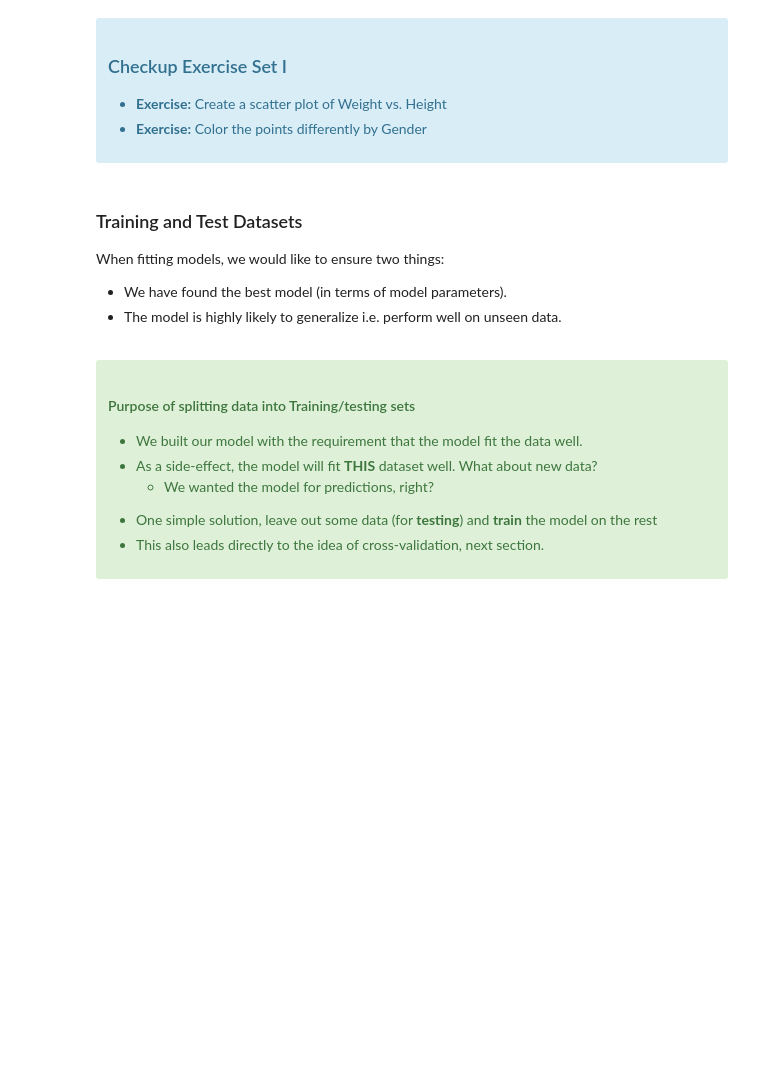
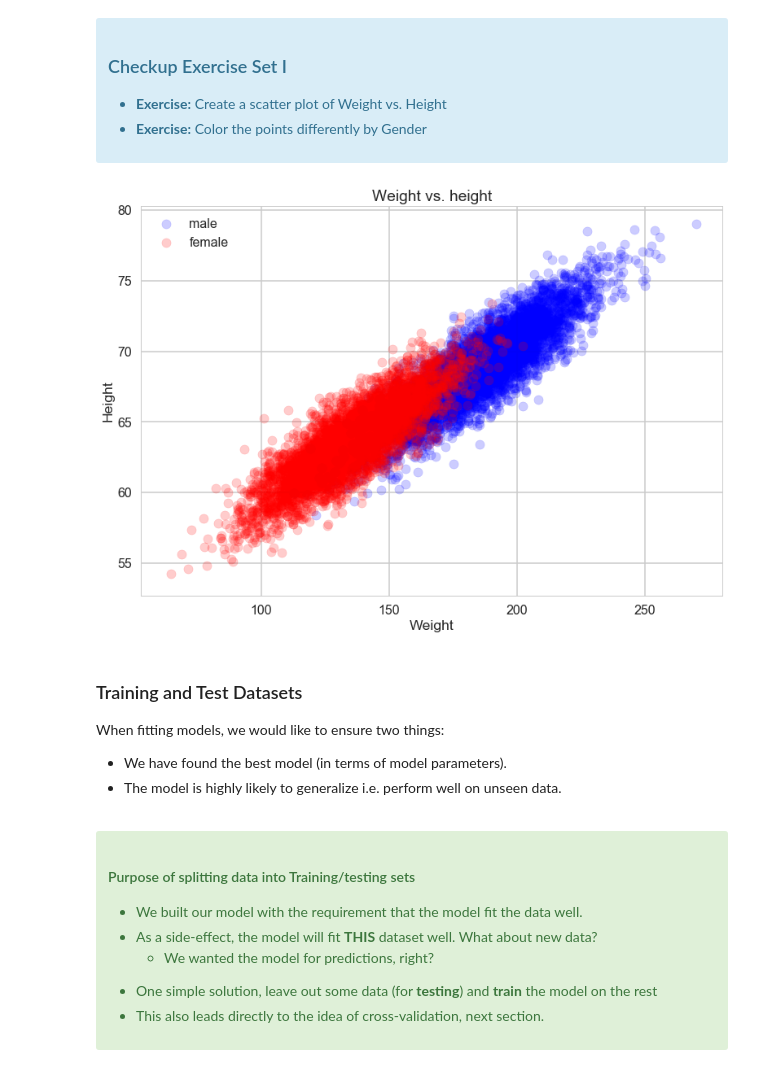
Before and after one commit to cpkoywk/Springboard-Datascience-Career-Track, a Jupyter notebook: ml_project_2_logistic_regression/Mini_Project_Logistic_Regression.ipynb, the cells around one changed output. Cells and saved outputs as stored; diff of their text form; code cells hidden in the pictures; blank space fills up the shorter version.

```diff
--- a/ml_project_2_logistic_regression/Mini_Project_Logistic_Regression.ipynb
+++ b/ml_project_2_logistic_regression/Mini_Project_Logistic_Regression.ipynb
@@ -118,3 +124,19 @@ with the "response" or "label" $y$ as a plain array of 0s and 1s for binary clas
+# %%
+#Create a scatter plot of Weight vs. Height
+df1=dflog[dflog['Gender']=='Male']
+df2=dflog[dflog['Gender']=='Female']
+
+plt.scatter(df1.Weight,df1.Height,c='blue',alpha=0.2,label='male')
+plt.scatter(df2.Weight,df2.Height,c='red',alpha=0.2,label='female')
+
+plt.xlabel("Weight")
+plt.ylabel("Height")
+plt.title("Weight vs. height")
+plt.legend(loc=2)
+
+plt.show()
+# %% [output]
+[figure, added]
 # %% [markdown]
 ### Training and Test Datasets
 
```
Also changed, not shown: parts of 15 cells of this notebook.
